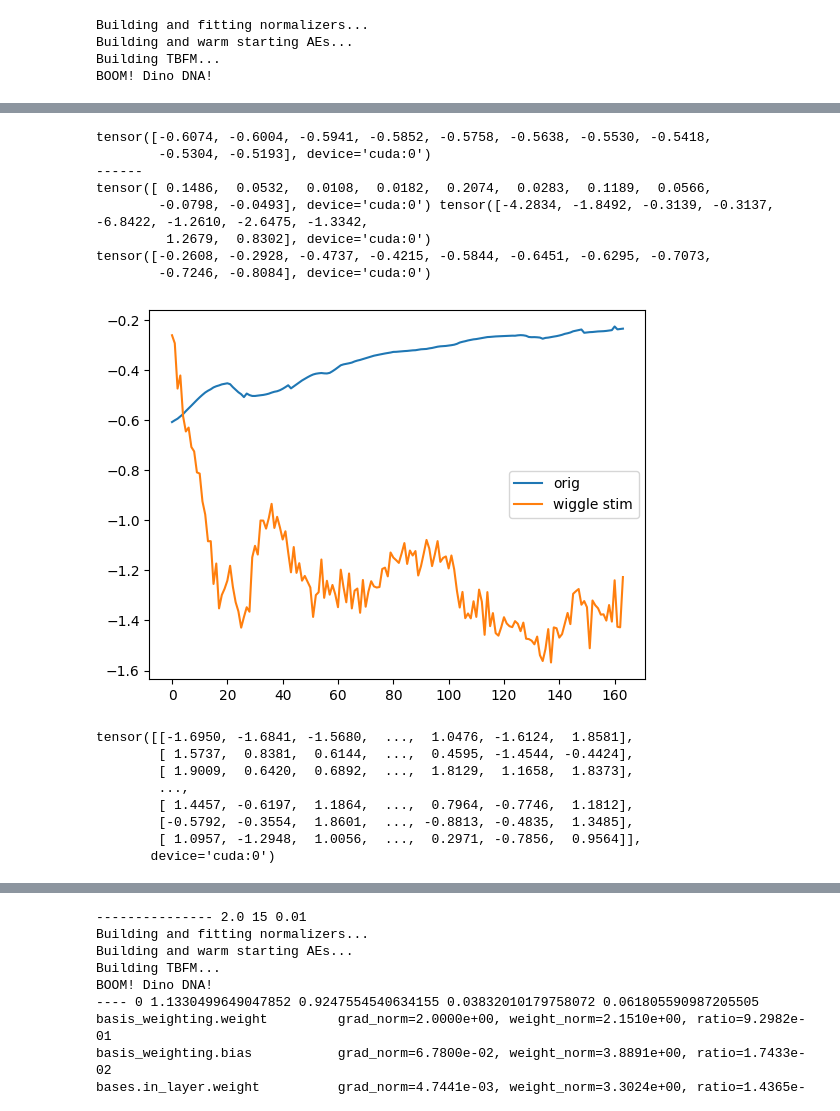
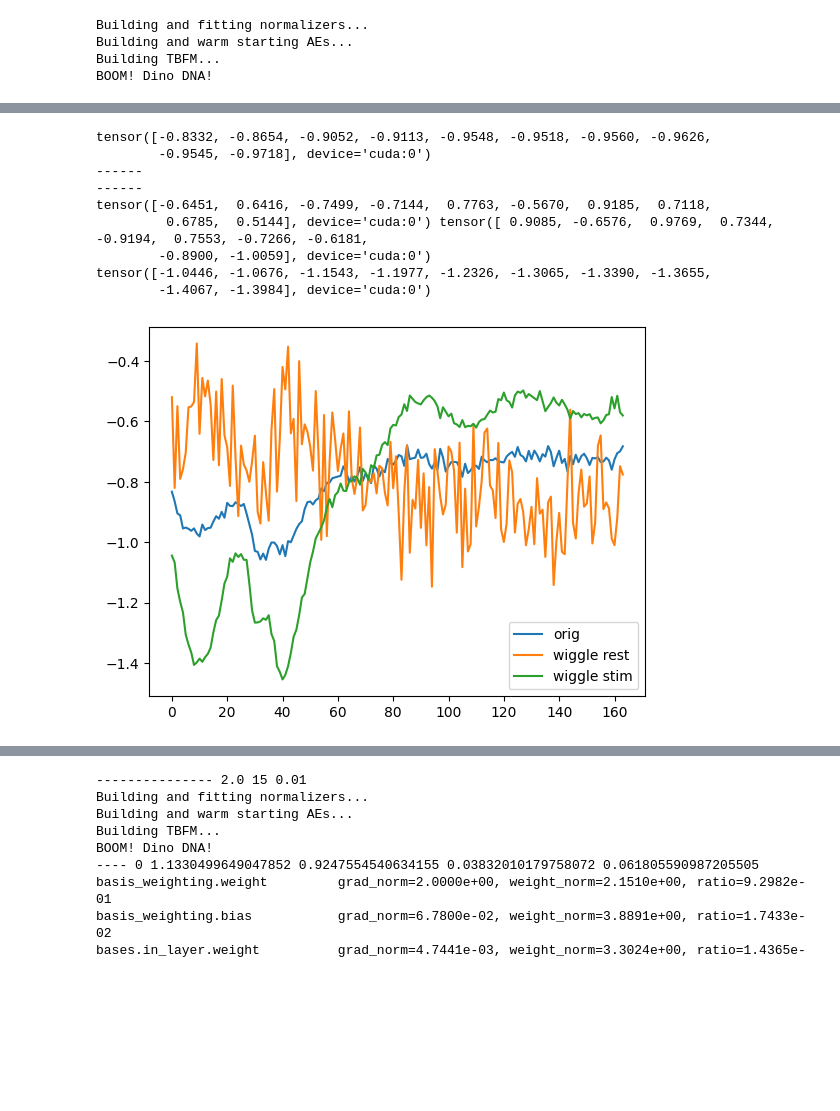
Before and after one commit to mmattb/py-tbfm, a Jupyter notebook: train_multisession_all2.ipynb, the cells around one changed output, grey strips where cells are left out. Drawn from its saved outputs; the diff is of its cells as text; code cells hidden in the pictures; blank space fills up the shorter version.

```diff
--- a/train_multisession_all2.ipynb
+++ b/train_multisession_all2.ipynb
@@ -44,8 +47,8 @@ NUM_HELD_OUT_SESSIONS = cfg.training.num_held_out_sessions
 # Okay, now a stim data loader...
 # held_in_session_ids=["MonkeyG_20150925_Session2_S1", "MonkeyJ_20160630_Session3_S1", "MonkeyG_20150917_Session1_M1"]   # 10ms, 10ms, 10ms
 # held_in_session_ids=["MonkeyG_20150925_Session2_S1", "MonkeyJ_20160630_Session3_S1"],
-# held_in_session_ids=["MonkeyG_20150918_Session1_M1"]
-held_in_session_ids = ["MonkeyG_20150925_Session2_S1"]
+# held_in_session_ids=["MonkeyG_20150925_Session2_S1"],
+held_in_session_ids = ["MonkeyG_20150925_Session2_S1", "MonkeyG_20150918_Session1_M1"]
 # held_in_session_ids=[
 #     "MonkeyG_20150914_Session1_S1",
 #     "MonkeyG_20150915_Session3_S1",
@@ -74,10 +77,7 @@ held_in_session_ids = ["MonkeyG_20150925_Session2_S1"]
 #     "MonkeyJ_20160702_Session2_S1",
 # ]
 
-try:
-    num_sessions = len(held_in_session_ids)
-except NameError:
-    num_sessions = 40 - NUM_HELD_OUT_SESSIONS
+num_sessions = len(held_in_session_ids)
 MAX_BATCH_SIZE = 62500 // 2
 batch_size = (MAX_BATCH_SIZE // num_sessions) * num_sessions
 
@@ -124,18 +124,22 @@ torch.Size([2500, 20, 60])
 # Customize cfg here...
 # Now build...
 
-# At 30 sessions we have fewer examples per session, so AE lrs need to go down. Noisier gradients.
-# cfg.ae.training.coadapt = False
-# cfg.ae.warm_start_is_identity = True
-# cfg.training.grad_clip = 2.0
-# cfg.tbfm.training.lambda_ortho = 0.05
-# cfg.tbfm.module.use_film_bases = False
-# cfg.tbfm.module.latent_dim = 2
-# cfg.tbfm.module.num_bases = 12
-# cfg.latent_dim = 92
-cfg.film.training.optim.lr = 1e-3
+def cfg_base(cfg, dim):
+    cfg.ae.training.coadapt = False
+    cfg.ae.warm_start_is_identity = True
+    # cfg.training.grad_clip = 2.0
+    # cfg.tbfm.training.lambda_ortho = 0.05
+    cfg.tbfm.module.use_film_bases = False
+    cfg.tbfm.module.num_bases = 12
+    cfg.tbfm.module.latent_dim = 2
+    cfg.latent_dim = dim
+    cfg.training.epochs = 12001
+    cfg.normalizers.module._target_ = "tbfm.normalizers.ScalerZscore"
+
 cfg.training.epochs = 7001
-# cfg.normalizers.module._target_ = "tbfm.normalizers.ScalerZscore"
+cfg.tbfm.module.basis_depth = 3
+cfg.tbfm.training.lambda_fro = 0.03
+cfg.tbfm.module
 
 ms = multisession.build_from_cfg(cfg, data_train, device=DEVICE)
 model_optims = multisession.get_optims(cfg, ms)
@@ -234,57 +222,47 @@ plt.show()
 # %%
 # see how much predictions change as I tweak embeddings
-sid = "MonkeyG_20150917_Session3_S1"
+sid = "MonkeyG_20150925_Session2_S1"
 
 def wiggle(stuff, quiet=True):
     out = {}
     for sid, thing in stuff.items():
-        out[sid] = thing * (torch.rand(thing.shape).to(thing.device) + 0.5) * -30
+        out[sid] = thing * (torch.rand(thing.shape).to(thing.device) + 0.5) * -1.5
     if not quiet:
         print(thing[:10], out[sid][:10])
 
     return out
 
 ch = 30
 
 with torch.no_grad():
     ms.eval()
     dt = next(iter(data_test))
     dt = utils.move_batch(dt, device=DEVICE)
     preds = ms(dt, embeddings_rest=embeddings_rest, embeddings_stim=embeddings_stim)
     plt.plot(preds[sid][0][:, ch].detach().cpu(), label="orig")
     print(preds[sid][0][:, ch][:10])
     print("------")
 
-    # preds = ms(dt, embeddings_rest=wiggle(embeddings_rest), embeddings_stim=embeddings_stim)
-    # plt.plot(preds[sid][0][:, ch].detach().cpu(), label="wiggle rest")
-    # print("------")
+    preds = ms(dt, embeddings_rest=wiggle(embeddings_rest), embeddings_stim=embeddings_stim)
+    plt.plot(preds[sid][0][:, ch].detach().cpu(), label="wiggle rest")
+    print("------")
 
     preds = ms(dt, embeddings_rest=embeddings_rest, embeddings_stim=wiggle(embeddings_stim, quiet=False))
     plt.plot(preds[sid][0][:, ch].detach().cpu(), label="wiggle stim")
     print(preds[sid][0][:, ch][:10])
 plt.legend()
 plt.show()
 # %% [output]
-tensor([-0.6074, -0.6004, -0.5941, -0.5852, -0.5758, -0.5638, -0.5530, -0.5418,
-        -0.5304, -0.5193], device='cuda:0')
+tensor([-0.8332, -0.8654, -0.9052, -0.9113, -0.9548, -0.9518, -0.9560, -0.9626,
+        -0.9545, -0.9718], device='cuda:0')
 ------
-tensor([ 0.1486,  0.0532,  0.0108,  0.0182,  0.2074,  0.0283,  0.1189,  0.0566,
-        -0.0798, -0.0493], device='cuda:0') tensor([-4.2834, -1.8492, -0.3139, -0.3137, -6.8422, -1.2610, -2.6475, -1.3342,
-         1.2679,  0.8302], device='cuda:0')
-tensor([-0.2608, -0.2928, -0.4737, -0.4215, -0.5844, -0.6451, -0.6295, -0.7073,
-        -0.7246, -0.8084], device='cuda:0')
+------
+tensor([-0.6451,  0.6416, -0.7499, -0.7144,  0.7763, -0.5670,  0.9185,  0.7118,
+         0.6785,  0.5144], device='cuda:0') tensor([ 0.9085, -0.6576,  0.9769,  0.7344, -0.9194,  0.7553, -0.7266, -0.6181,
+        -0.8900, -1.0059], device='cuda:0')
+tensor([-1.0446, -1.0676, -1.1543, -1.1977, -1.2326, -1.3065, -1.3390, -1.3655,
+        -1.4067, -1.3984], device='cuda:0')
-[figure, old version]
+[figure, new version]
-# %%
-print(ms.model.instances['MonkeyG_20150925_Session2_S1'].prev_bases[0])
-# %% [output]
-tensor([[-1.6950, -1.6841, -1.5680,  ...,  1.0476, -1.6124,  1.8581],
-        [ 1.5737,  0.8381,  0.6144,  ...,  0.4595, -1.4544, -0.4424],
-        [ 1.9009,  0.6420,  0.6892,  ...,  1.8129,  1.1658,  1.8373],
-        ...,
-        [ 1.4457, -0.6197,  1.1864,  ...,  0.7964, -0.7746,  1.1812],
-        [-0.5792, -0.3554,  1.8601,  ..., -0.8813, -0.4835,  1.3485],
-        [ 1.0957, -1.2948,  1.0056,  ...,  0.2971, -0.7856,  0.9564]],
-       device='cuda:0')
 # %%
 def graph_for_sid(sid, results, cidx=32):
     from tbfm import test
```
Also changed, not shown: parts of 14 cells of this notebook, 8 other files.
